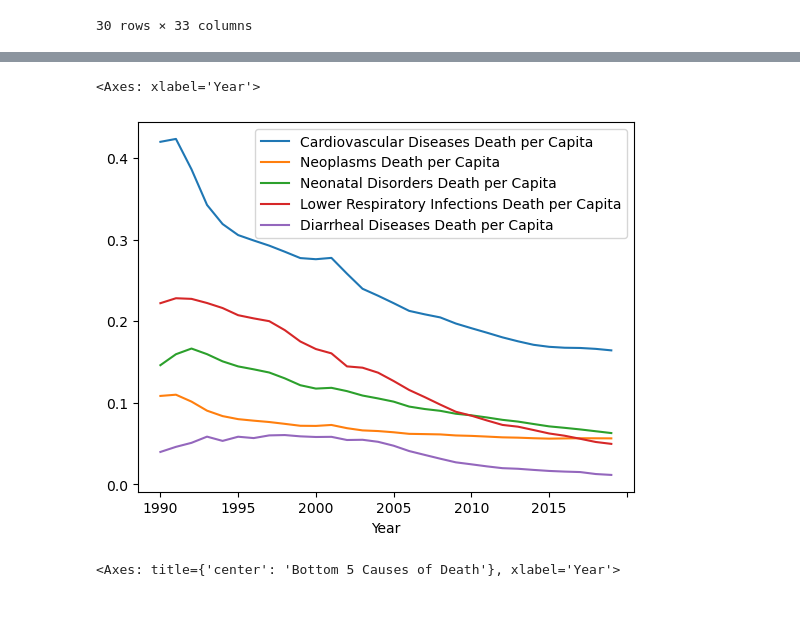
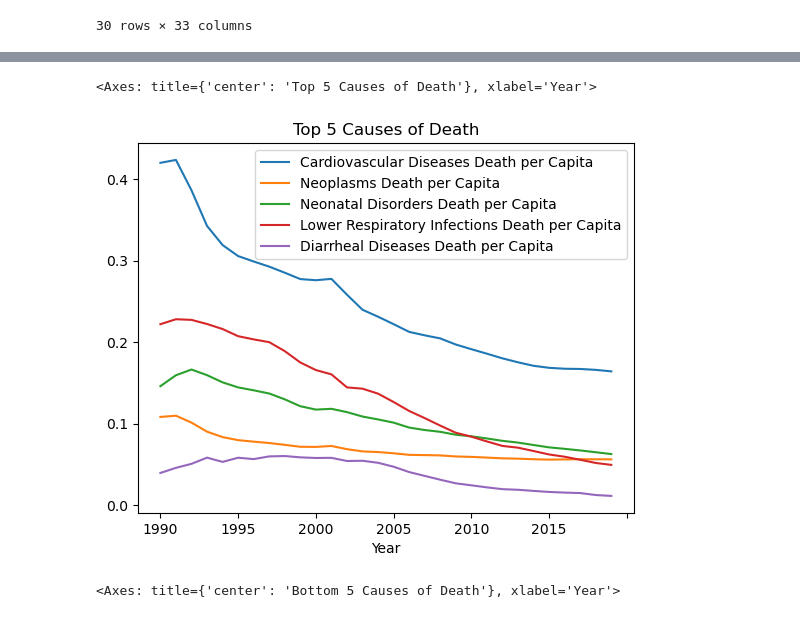
Before and after one commit to thomasjngo/Cause-of-Death-Analysis, a Jupyter notebook: Cause of Death Analysis/CommonCausesofDeath.ipynb, the cells around one changed output, grey strips where cells are left out. Cells and saved outputs as stored; diff of their text form; code cells hidden in the pictures.

Commit message:
plot labels

```diff
--- a/Cause of Death Analysis/CommonCausesofDeath.ipynb
+++ b/Cause of Death Analysis/CommonCausesofDeath.ipynb
@@ -342,10 +342,10 @@ afg_death_top.astype(float)
 | AFG | 2019.0 | 0.164140 | 0.056254 | 0.062752 | 0.049503 | ... |
 # %%
 #plot of the top 5 causes of death from 1990-2019 looking at it per capita this time in AFG
-afg_death_top.plot(x='Year')
+afg_death_top.plot(x='Year',title='Top 5 Causes of Death')
 # %% [output]
-<Axes: xlabel='Year'>
+<Axes: title={'center': 'Top 5 Causes of Death'}, xlabel='Year'>
-[figure, old version]
+[figure, new version]
 # %%
 #plot of the bottom 5 causes of death from 1990-2019 looking at it per capita this time in AFG
 afg_death_bottom=afg_death[['Year','Exposure to Forces of Nature Death per Capita', 'Environmental Heat and Cold Exposure Death per Capita',
```
